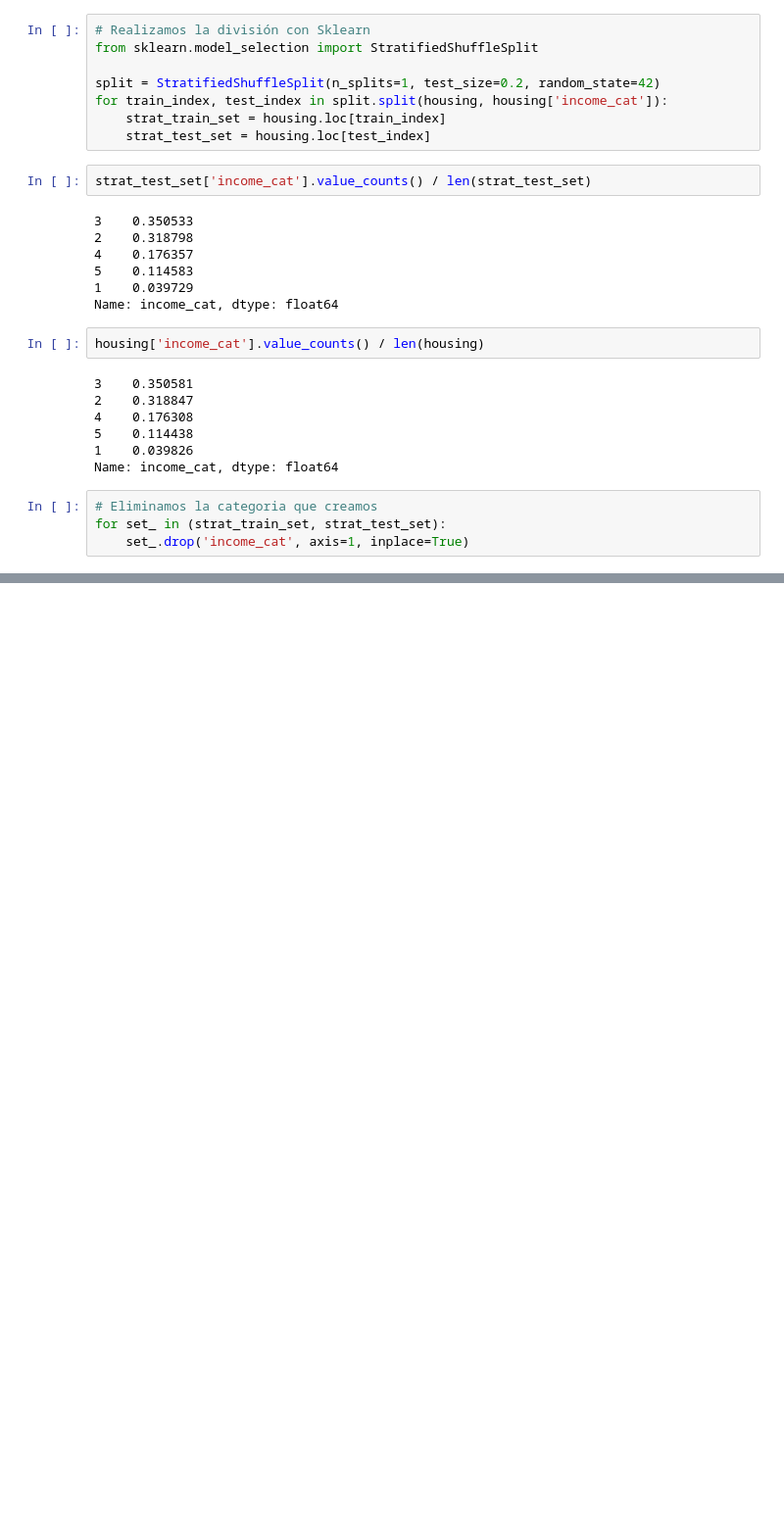
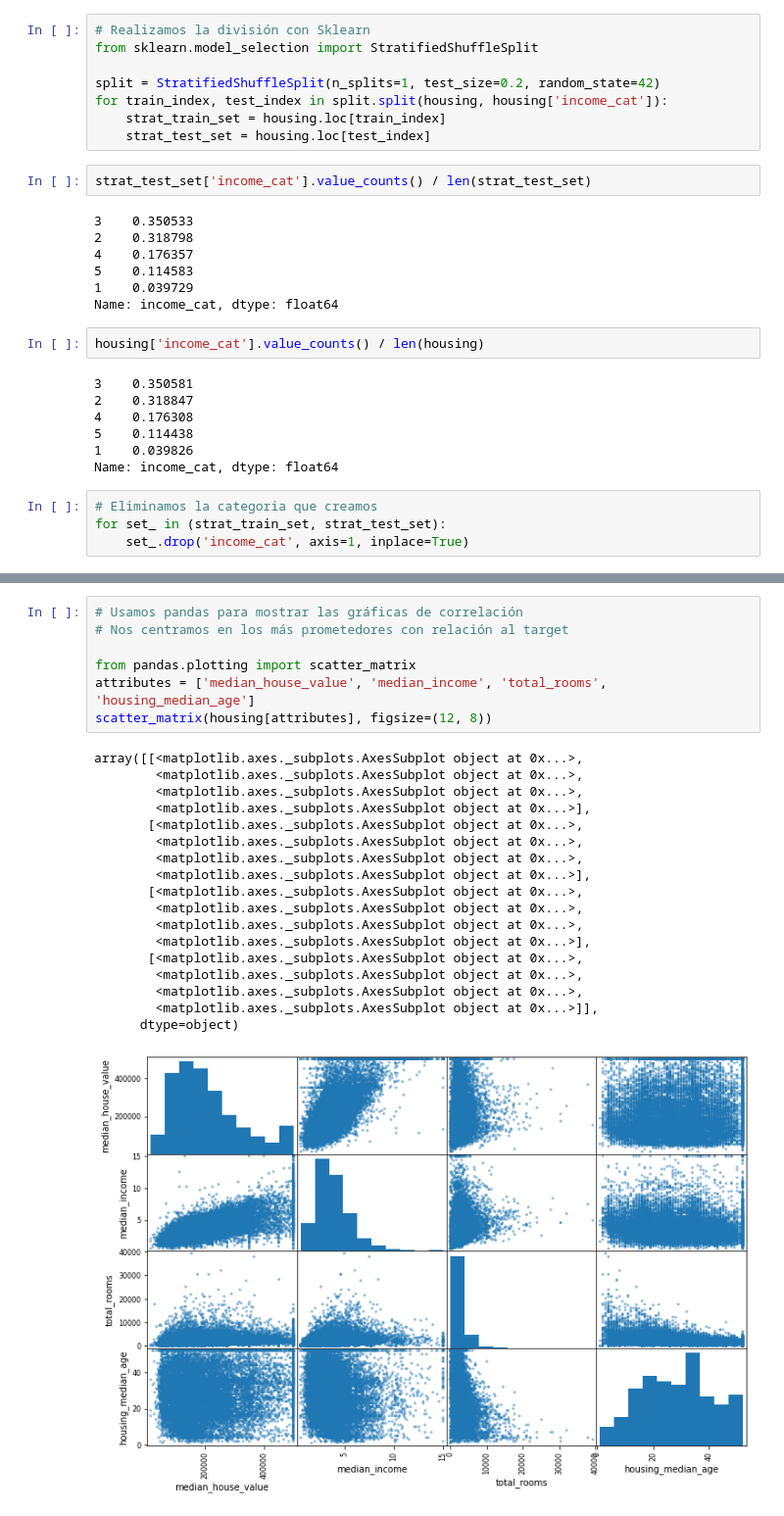
Before and after one commit to amarrerod/Hands-On-ML-2, a Jupyter notebook: 02-end-to-end.ipynb, the cells around one changed output, grey strips where cells are left out. Shown at 98% size. Drawn from its saved outputs; the diff is of its cells as text; blank space fills up the shorter version.

```diff
--- a/02-end-to-end.ipynb
+++ b/02-end-to-end.ipynb
@@ -145,0 +193,26 @@ for set_ in (strat_train_set, strat_test_set):
+# %%
+# Usamos pandas para mostrar las gráficas de correlación
+# Nos centramos en los más prometedores con relación al target
+
+from pandas.plotting import scatter_matrix
+attributes = ['median_house_value', 'median_income', 'total_rooms', 'housing_median_age']
+scatter_matrix(housing[attributes], figsize=(12, 8))
+# %% [output]
+array([[<matplotlib.axes._subplots.AxesSubplot object at 0x...>,
+        <matplotlib.axes._subplots.AxesSubplot object at 0x...>,
+        <matplotlib.axes._subplots.AxesSubplot object at 0x...>,
+        <matplotlib.axes._subplots.AxesSubplot object at 0x...>],
+       [<matplotlib.axes._subplots.AxesSubplot object at 0x...>,
+        <matplotlib.axes._subplots.AxesSubplot object at 0x...>,
+        <matplotlib.axes._subplots.AxesSubplot object at 0x...>,
+        <matplotlib.axes._subplots.AxesSubplot object at 0x...>],
+       [<matplotlib.axes._subplots.AxesSubplot object at 0x...>,
+        <matplotlib.axes._subplots.AxesSubplot object at 0x...>,
+        <matplotlib.axes._subplots.AxesSubplot object at 0x...>,
+        <matplotlib.axes._subplots.AxesSubplot object at 0x...>],
+       [<matplotlib.axes._subplots.AxesSubplot object at 0x...>,
+        <matplotlib.axes._subplots.AxesSubplot object at 0x...>,
+        <matplotlib.axes._subplots.AxesSubplot object at 0x...>,
+        <matplotlib.axes._subplots.AxesSubplot object at 0x...>]],
+      dtype=object)
+[figure, added]
```
Also changed, not shown: parts of 14 cells of this notebook.
